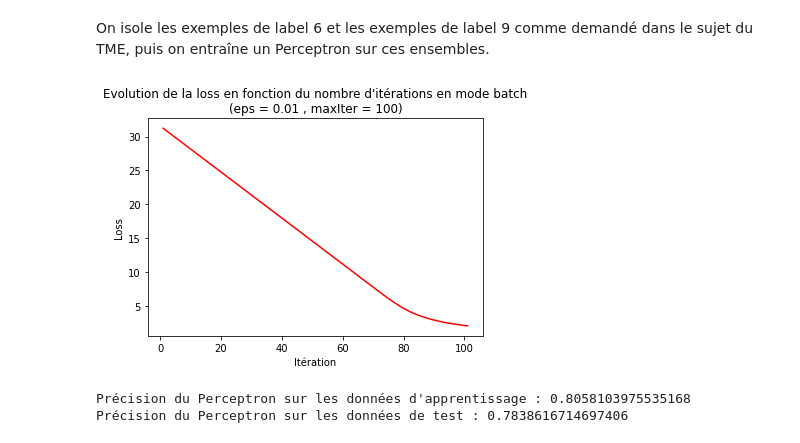
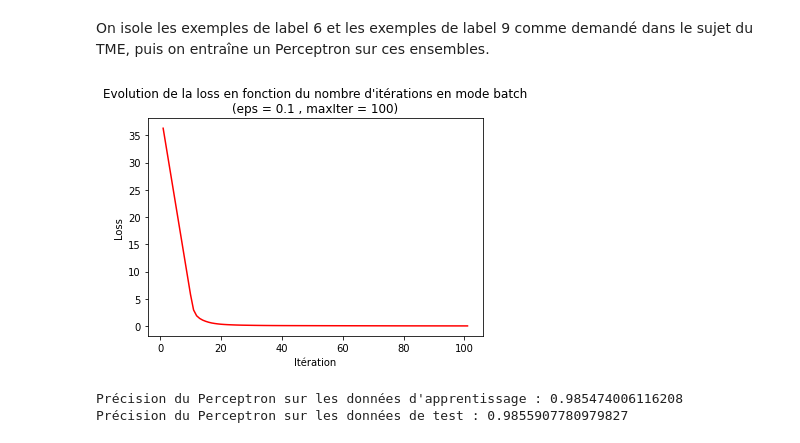
Before and after one commit to almehdiKrisni/UE_ML, a Jupyter notebook: TME4/Rapport_TME4_KRISNI_ARICHANDRA.ipynb, the cells around one changed output. Saved outputs shown, nothing was run; the diff lists cells and outputs as text; code cells hidden in the pictures.

```diff
--- a/TME4/Rapport_TME4_KRISNI_ARICHANDRA.ipynb
+++ b/TME4/Rapport_TME4_KRISNI_ARICHANDRA.ipynb
@@ -72,13 +69,13 @@ Ytest = np.where(Ytest == 6, -1, Ytest)
 Ytest = np.where(Ytest == 9, 1, Ytest)
 # %%
 # Création du Perceptron et apprentissage
-p69 = Lineaire(loss=perceptron_loss, loss_g=perceptron_grad)
-p69.fit(Xapp, Yapp)
+p69 = Lineaire(loss=perceptron_loss, loss_g=perceptron_grad, eps=0.1)
+p69.fit(Xapp, Yapp, doPlot=True)
 
 # Affichage des précisions sur les ensembles d'apprentissage et de test
 print("Précision du Perceptron sur les données d'apprentissage :", p69.score(Xapp, Yapp))
 print("Précision du Perceptron sur les données de test :", p69.score(Xtest, Ytest))
 # %% [output]
-[figure, old version]
+[figure, new version]
-Précision du Perceptron sur les données d'apprentissage : 0.8058103975535168
-Précision du Perceptron sur les données de test : 0.7838616714697406
+Précision du Perceptron sur les données d'apprentissage : 0.985474006116208
+Précision du Perceptron sur les données de test : 0.9855907780979827
```
Also changed, not shown: parts of 23 cells of this notebook, 1 other file.
